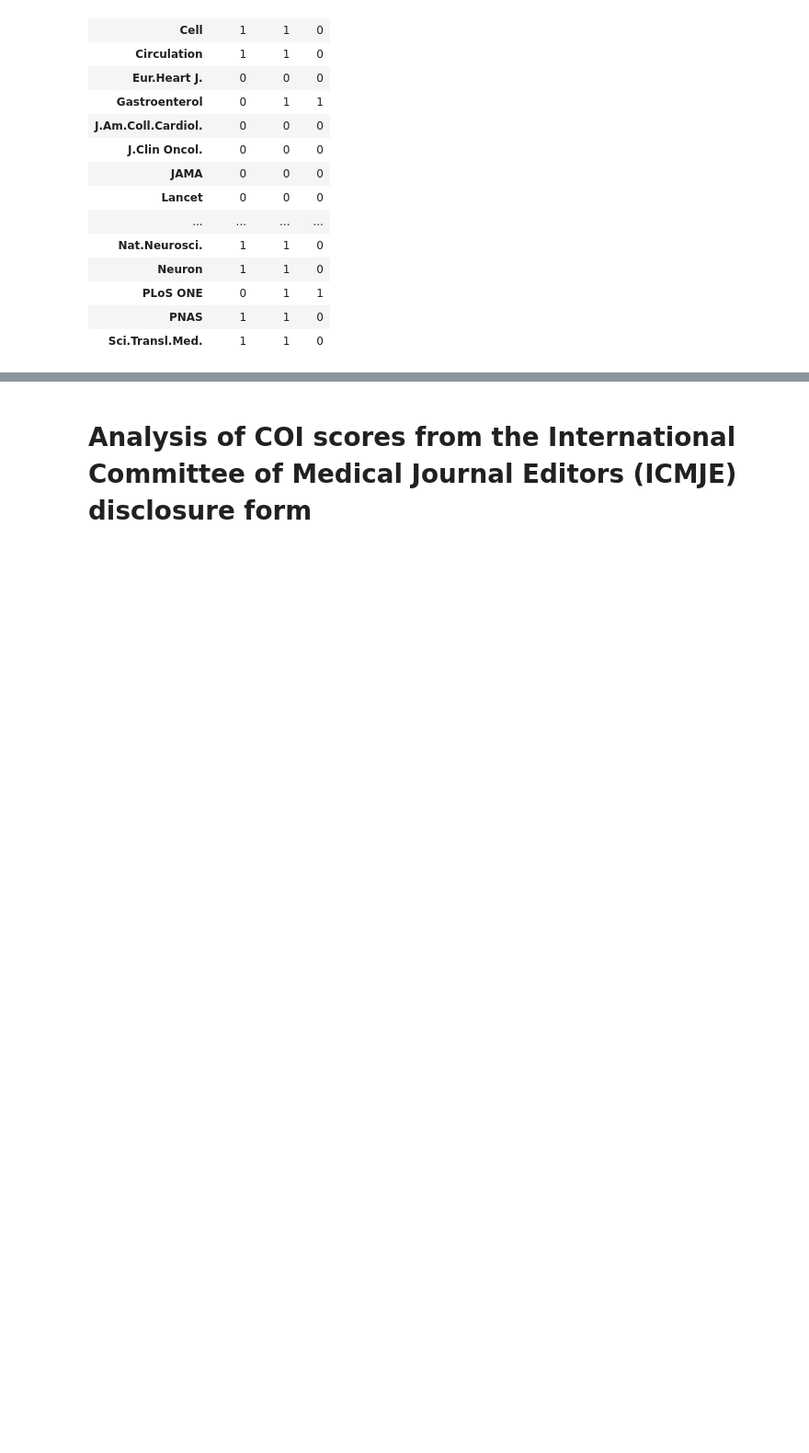
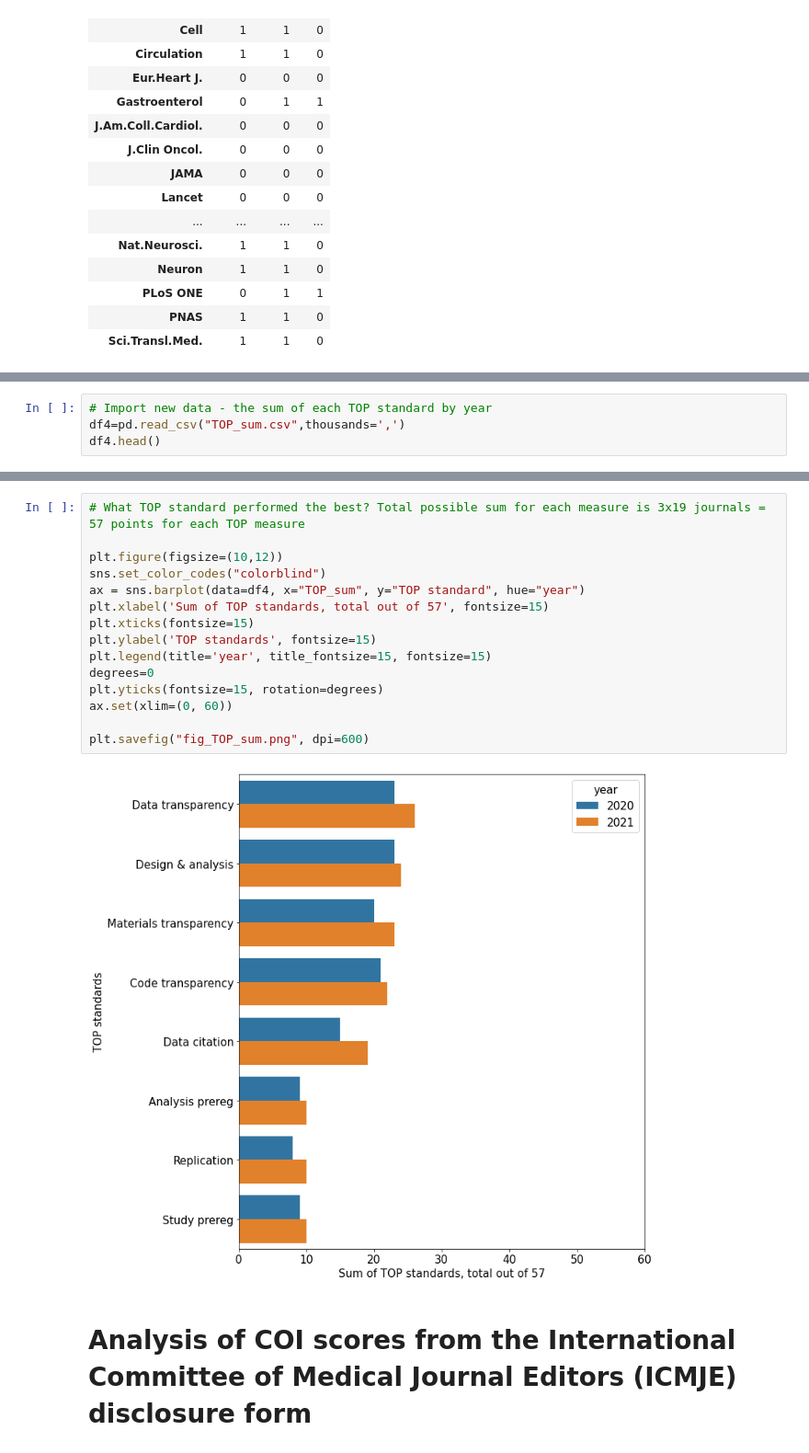
Before and after one commit to georgiarichards/TOP_medjournals, a Jupyter notebook: TOP_scores_Med&HealthJs.ipynb, the cells around one changed output, grey strips where cells are left out. Shown: that part at 92% size. Drawn from its saved outputs; the diff is of its cells as text; blank space fills up the shorter version.

Commit message:
Updated code
Did analysis to determine what TOP standard ranked the highest

```diff
--- a/TOP_scores_Med&HealthJs.ipynb
+++ b/TOP_scores_Med&HealthJs.ipynb
@@ -548,0 +607,4 @@ table
+# %%
+# Import new data - the sum of each TOP standard by year
+df4=pd.read_csv("TOP_sum.csv",thousands=',')
+df4.head()
@@ -549,3 +618,20 @@ table
+# %%
+# What TOP standard performed the best? Total possible sum for each measure is 3x19 journals = 57 points for each TOP measure
+
+plt.figure(figsize=(10,12))
+sns.set_color_codes("colorblind")
+ax = sns.barplot(data=df4, x="TOP_sum", y="TOP standard", hue="year")
+plt.xlabel('Sum of TOP standards, total out of 57', fontsize=15)
+plt.xticks(fontsize=15)
+plt.ylabel('TOP standards', fontsize=15)
+plt.legend(title='year', title_fontsize=15, fontsize=15)
+degrees=0
+plt.yticks(fontsize=15, rotation=degrees)
+ax.set(xlim=(0, 60))
+
+plt.savefig("fig_TOP_sum.png", dpi=600)
+# %% [output]
+[figure, added]
 # %% [markdown]
 # Analysis of COI scores from the International Committee of Medical Journal Editors (ICMJE) disclosure form
 # %%
```
Also changed, not shown: parts of 13 cells of this notebook, 1 other file.
